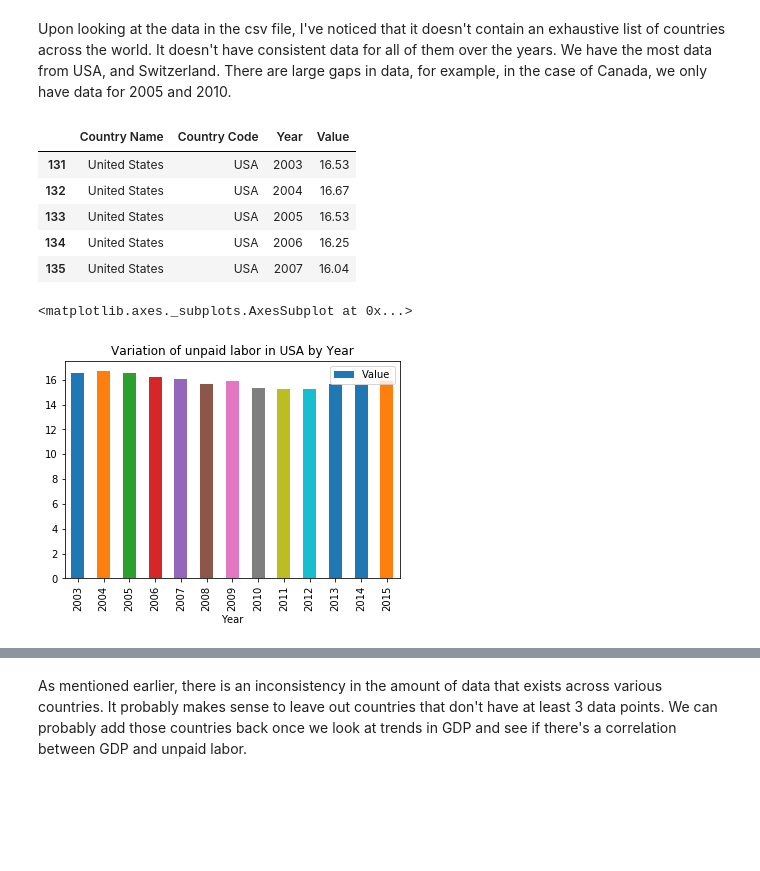
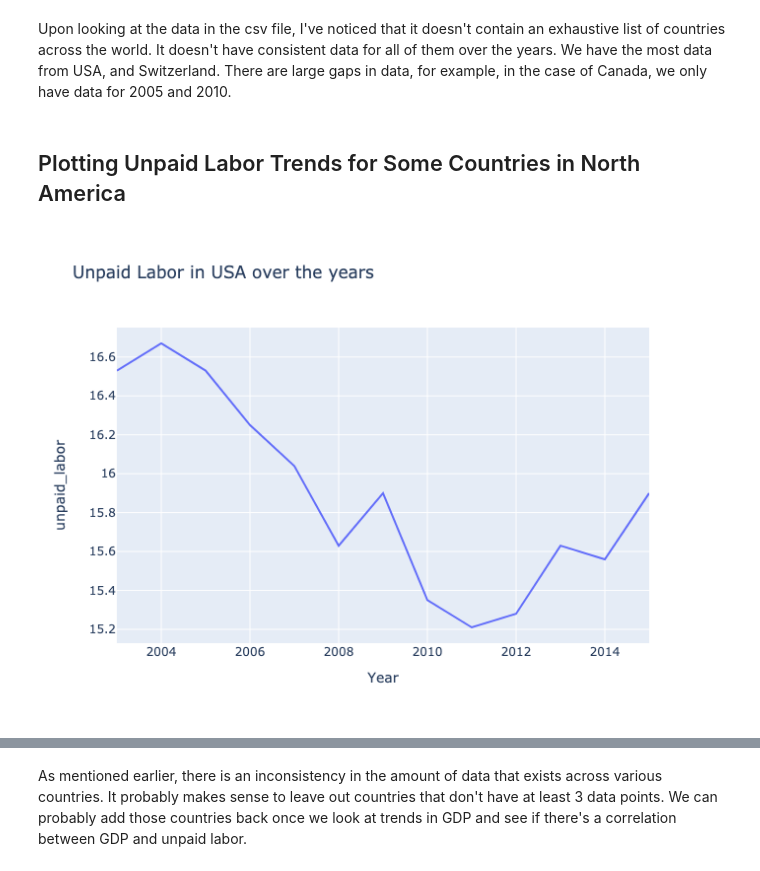
Before and after one commit to anusreeb/unpaid-labor-women, a Jupyter notebook: Unpaid_labor_investigation.ipynb, the cells around one changed output, grey strips where cells are left out. Drawn from its saved outputs; the diff is of its cells as text; code cells hidden in the pictures; blank space fills up the shorter version.

```diff
--- a/Unpaid_labor_investigation.ipynb
+++ b/Unpaid_labor_investigation.ipynb
@@ -22,18 +40,10 @@ data.head()
 # %% [markdown]
 Upon looking at the data in the csv file, I've noticed that it doesn't contain an exhaustive list of countries across the world. It doesn't have consistent data for all of them over the years. We have the most data from USA, and Switzerland. There are large gaps in data, for example, in the case of Canada, we only have data for 2005 and 2010.
-# %%
-df_us = data[data['Country Code']=='USA']
-df_us.head()
-# %% [output]
-|  | Country Name | Country Code | Year | Value |
-| 131 | United States | USA | 2003 | 16.53 |
-| 132 | United States | USA | 2004 | 16.67 |
-| 133 | United States | USA | 2005 | 16.53 |
-| 134 | United States | USA | 2006 | 16.25 |
-| 135 | United States | USA | 2007 | 16.04 |
-# %%
-df_us.plot(x='Year',y='Value',title='Variation of unpaid labor in USA by Year',kind='bar')
-# %% [output]
-<matplotlib.axes._subplots.AxesSubplot at 0x...>
-[figure, removed]
+# %% [markdown]
+<h2> Plotting Unpaid Labor Trends for Some Countries in North America
+# %%
+fig = px.line(data[data['Country Code']=='USA'], x="Year", y="unpaid_labor", title='Unpaid Labor in USA over the years')
+fig.show("png")
+# %% [output]
+[figure, added]
 # %%
```
Also changed, not shown: parts of 32 cells of this notebook, 1 other file.
